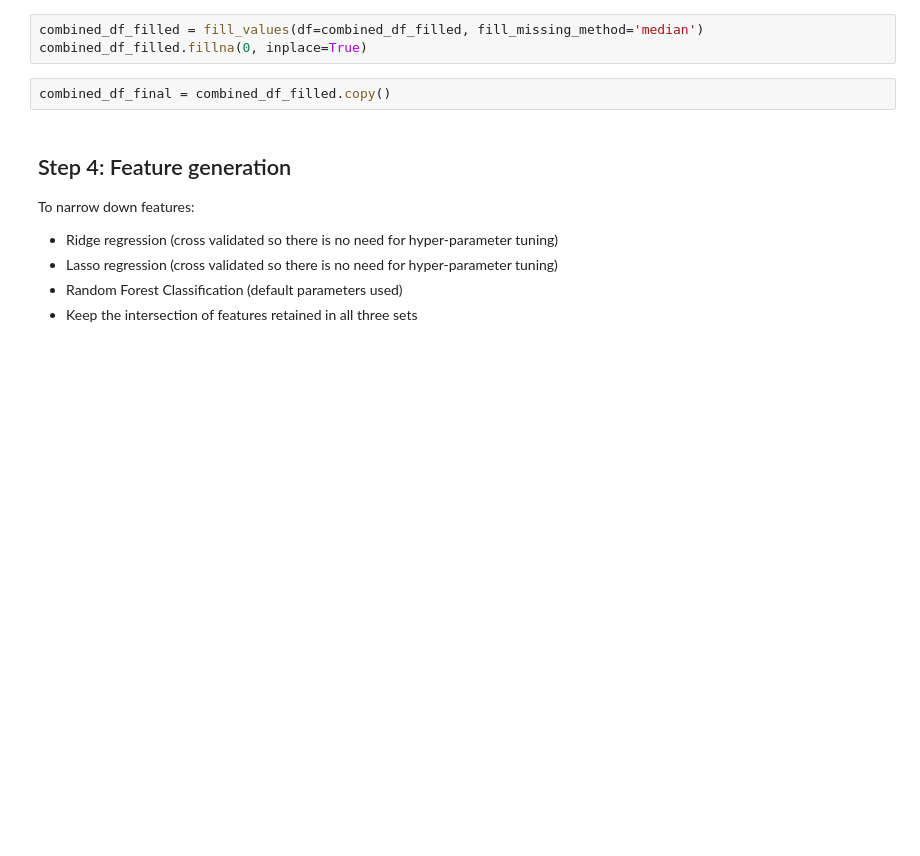
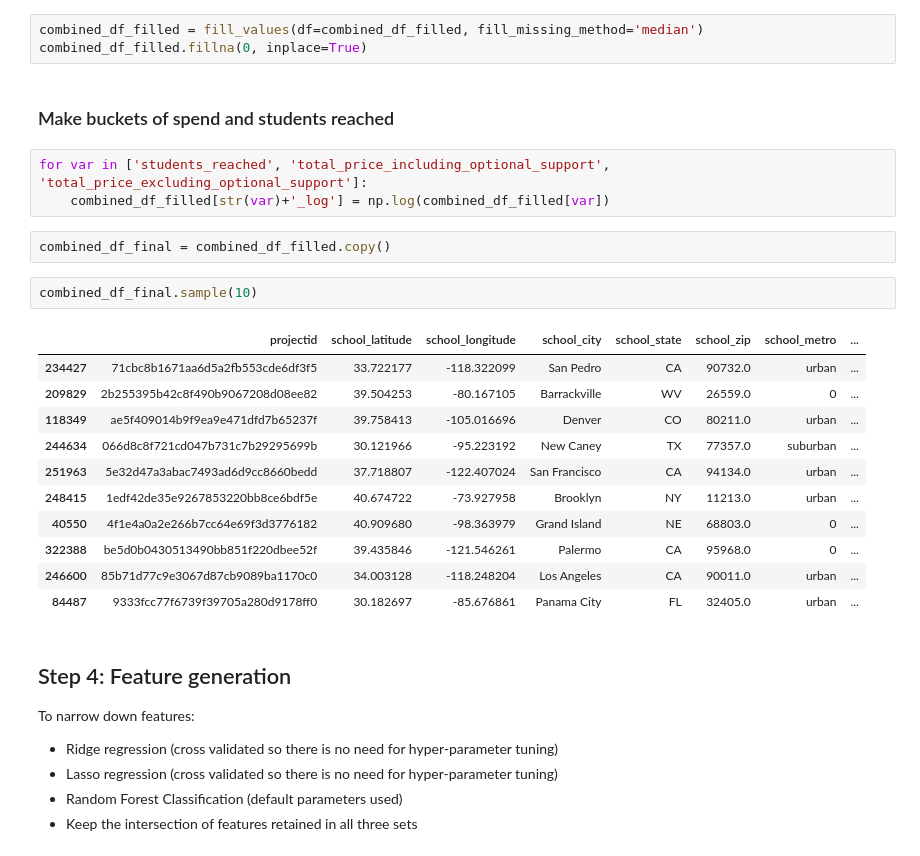
Before and after one commit to emmanechamkin/enechamkin_ML_for_public_policy, a Jupyter notebook: HW 3.ipynb, the cells around one changed output. Cells and saved outputs as stored; diff of their text form; blank space fills up the shorter version.

```diff
--- a/HW 3.ipynb
+++ b/HW 3.ipynb
@@ -164,8 +164,27 @@ for col in combined_df_filled.columns:
 # %%
 combined_df_filled = fill_values(df=combined_df_filled, fill_missing_method='median')
 combined_df_filled.fillna(0, inplace=True)
+# %% [markdown]
+### Make buckets of spend and students reached
+# %%
+for var in ['students_reached', 'total_price_including_optional_support', 'total_price_excluding_optional_support']:
+    combined_df_filled[str(var)+'_log'] = np.log(combined_df_filled[var])
 # %%
 combined_df_final = combined_df_filled.copy()
+# %%
+combined_df_final.sample(10)
+# %% [output]
+|  | projectid | school_latitude | school_longitude | school_city | school_state | school_zip | school_metro | ... |
+| 234427 | 71cbc8b1671aa6d5a2fb553cde6df3f5 | 33.722177 | -118.322099 | San Pedro | CA | 90732.0 | urban | ... |
+| 209829 | 2b255395b42c8f490b9067208d08ee82 | 39.504253 | -80.167105 | Barrackville | WV | 26559.0 | 0 | ... |
+| 118349 | ae5f409014b9f9ea9e471dfd7b65237f | 39.758413 | -105.016696 | Denver | CO | 80211.0 | urban | ... |
+| 244634 | 066d8c8f721cd047b731c7b29295699b | 30.121966 | -95.223192 | New Caney | TX | 77357.0 | suburban | ... |
+| 251963 | 5e32d47a3abac7493ad6d9cc8660bedd | 37.718807 | -122.407024 | San Francisco | CA | 94134.0 | urban | ... |
+| 248415 | 1edf42de35e9267853220bb8ce6bdf5e | 40.674722 | -73.927958 | Brooklyn | NY | 11213.0 | urban | ... |
+| 40550 | 4f1e4a0a2e266b7cc64e69f3d3776182 | 40.909680 | -98.363979 | Grand Island | NE | 68803.0 | 0 | ... |
+| 322388 | be5d0b0430513490bb851f220dbee52f | 39.435846 | -121.546261 | Palermo | CA | 95968.0 | 0 | ... |
+| 246600 | 85b71d77c9e3067d87cb9089ba1170c0 | 34.003128 | -118.248204 | Los Angeles | CA | 90011.0 | urban | ... |
+| 84487 | 9333fcc77f6739f39705a280d9178ff0 | 30.182697 | -85.676861 | Panama City | FL | 32405.0 | urban | ... |
 # %% [markdown]
 ## Step 4: Feature generation
 To narrow down features:
```
Also changed, not shown: parts of 13 cells of this notebook, 1 other file.
